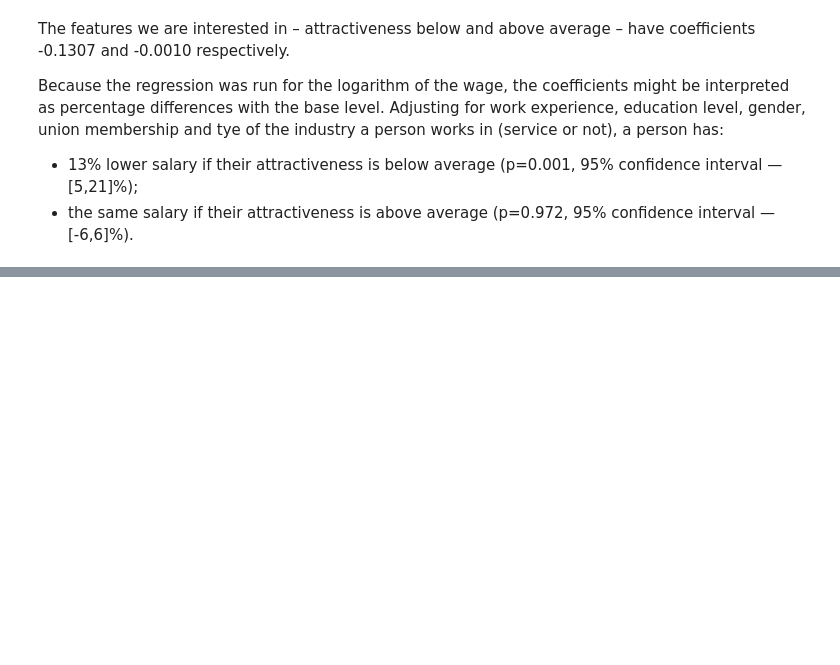
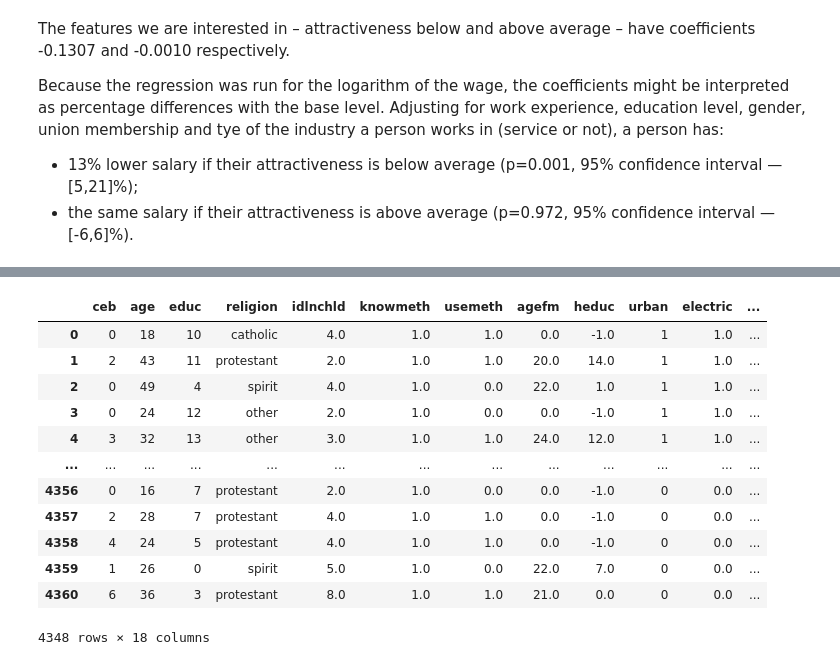
Before and after one commit to serzaraisk/Statistics, a Jupyter notebook: Statistics_cheat_notebook.ipynb, the cells around one changed output, grey strips where cells are left out. Cells and saved outputs as stored; diff of their text form; code cells hidden in the pictures; blank space fills up the shorter version.

```diff
--- a/Statistics_cheat_notebook.ipynb
+++ b/Statistics_cheat_notebook.ipynb
@@ -1552,0 +1594,12 @@ Because the regression was run for the logarithm of the wage, the coefficients m
+# %%
+df['idlnchld_noans'] = 0
+df['idlnchld_noans'] = df['idlnchld_noans'].where(~df['idlnchld'].isnull(), 1)
+df['idlnchld'] = df['idlnchld'].fillna(-1)
+# %%
+df['heduc_noans'] = 0
+df['heduc_noans'] = df['heduc_noans'].where(~df['heduc'].isnull(), 1)
+df['heduc'] = df['heduc'].fillna(-2)
+# %%
+df['usemeth_noans'] = 0
+df['usemeth_noans'] = df['usemeth_noans'].where(~df['usemeth'].isnull(), 1)
+df['usemeth'] = df['usemeth'].fillna(-1)
@@ -1552,0 +1611,16 @@ Because the regression was run for the logarithm of the wage, the coefficients m
+# %%
+df
+# %% [output]
+|  | ceb | age | educ | religion | idlnchld | knowmeth | usemeth | agefm | heduc | urban | electric | ... |
+| 0 | 0 | 18 | 10 | catholic | 4.0 | 1.0 | 1.0 | 0.0 | -1.0 | 1 | 1.0 | ... |
+| 1 | 2 | 43 | 11 | protestant | 2.0 | 1.0 | 1.0 | 20.0 | 14.0 | 1 | 1.0 | ... |
+| 2 | 0 | 49 | 4 | spirit | 4.0 | 1.0 | 0.0 | 22.0 | 1.0 | 1 | 1.0 | ... |
+| 3 | 0 | 24 | 12 | other | 2.0 | 1.0 | 0.0 | 0.0 | -1.0 | 1 | 1.0 | ... |
+| 4 | 3 | 32 | 13 | other | 3.0 | 1.0 | 1.0 | 24.0 | 12.0 | 1 | 1.0 | ... |
+| ... | ... | ... | ... | ... | ... | ... | ... | ... | ... | ... | ... | ... |
+| 4356 | 0 | 16 | 7 | protestant | 2.0 | 1.0 | 0.0 | 0.0 | -1.0 | 0 | 0.0 | ... |
+| 4357 | 2 | 28 | 7 | protestant | 4.0 | 1.0 | 1.0 | 0.0 | -1.0 | 0 | 0.0 | ... |
+| 4358 | 4 | 24 | 5 | protestant | 4.0 | 1.0 | 1.0 | 0.0 | -1.0 | 0 | 0.0 | ... |
+| 4359 | 1 | 26 | 0 | spirit | 5.0 | 1.0 | 0.0 | 22.0 | 7.0 | 0 | 0.0 | ... |
+| 4360 | 6 | 36 | 3 | protestant | 8.0 | 1.0 | 1.0 | 21.0 | 0.0 | 0 | 0.0 | ... |
+4348 rows × 18 columns
```
Also changed, not shown: parts of 16 cells of this notebook.
